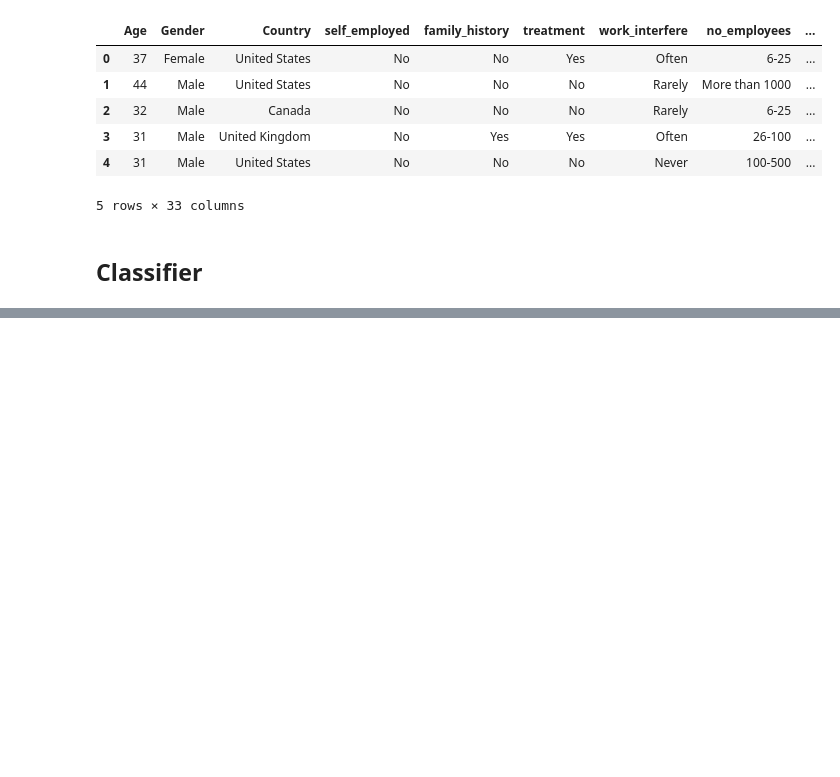
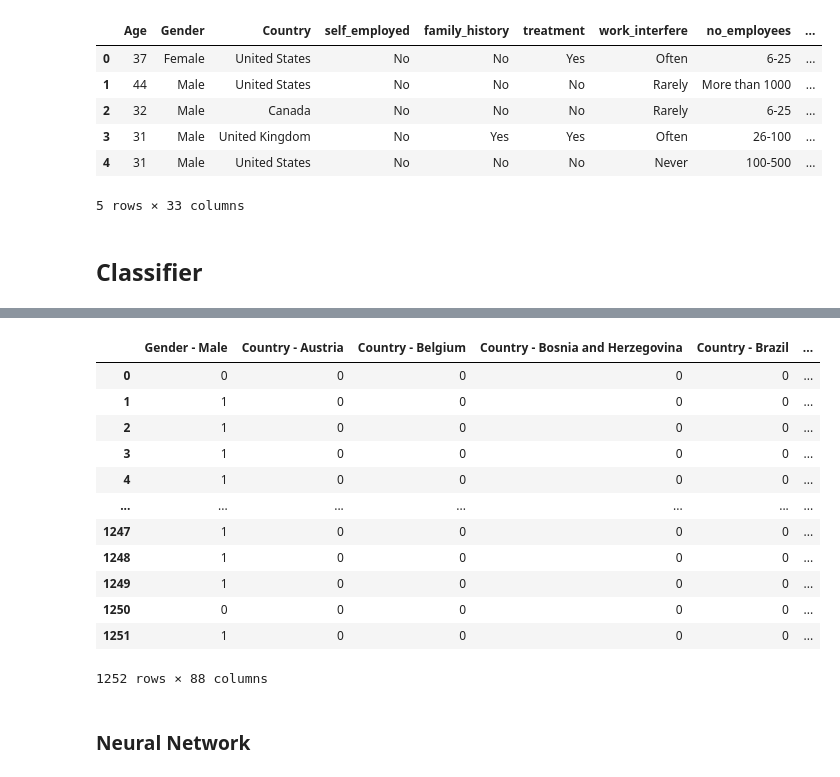
Before and after one commit to ashar130/Mental-Health-Treatment-Predictor, a Jupyter notebook: Mental Health Classifier.ipynb, the cells around one changed output, grey strips where cells are left out. Cells and saved outputs as stored; diff of their text form; code cells hidden in the pictures; blank space fills up the shorter version.

Commit message:
Neural Network added

```diff
--- a/Mental Health Classifier.ipynb
+++ b/Mental Health Classifier.ipynb
@@ -507,3 +511,12 @@ df.head()
 5 rows × 33 columns
 # %% [markdown]
 <h2> Classifier </h2>
+# %%
+df.drop('Region', axis=1, inplace=True)
+# %%
+numerical_columns = df._get_numeric_data().columns
+# %%
+categorical_columns = []
+for col in df.columns:
+    if col not in numerical_columns:
+        categorical_columns.append(col)
@@ -509,0 +543,24 @@ df.head()
+# %%
+one_hot_encoded_df = pd.DataFrame()
+
+for col in categorical_columns:
+    one_hot_encoded_df = pd.concat([one_hot_encoded_df,
+                                    pd.get_dummies(df[col],
+                                                   drop_first=True).add_prefix(col + ' - ')],
+                                   axis=1)
+# %%
+one_hot_encoded_df
+# %% [output]
+|  | Gender - Male | Country - Austria | Country - Belgium | Country - Bosnia and Herzegovina | Country - Brazil | ... |
+| 0 | 0 | 0 | 0 | 0 | 0 | ... |
+| 1 | 1 | 0 | 0 | 0 | 0 | ... |
+| 2 | 1 | 0 | 0 | 0 | 0 | ... |
+| 3 | 1 | 0 | 0 | 0 | 0 | ... |
+| 4 | 1 | 0 | 0 | 0 | 0 | ... |
+| ... | ... | ... | ... | ... | ... | ... |
+| 1247 | 1 | 0 | 0 | 0 | 0 | ... |
+| 1248 | 1 | 0 | 0 | 0 | 0 | ... |
+| 1249 | 1 | 0 | 0 | 0 | 0 | ... |
+| 1250 | 0 | 0 | 0 | 0 | 0 | ... |
+| 1251 | 1 | 0 | 0 | 0 | 0 | ... |
+1252 rows × 88 columns
@@ -509,0 +569,2 @@ df.head()
+# %% [markdown]
+<h3> Neural Network </h3>
```
Also changed, not shown: parts of 26 cells of this notebook.
